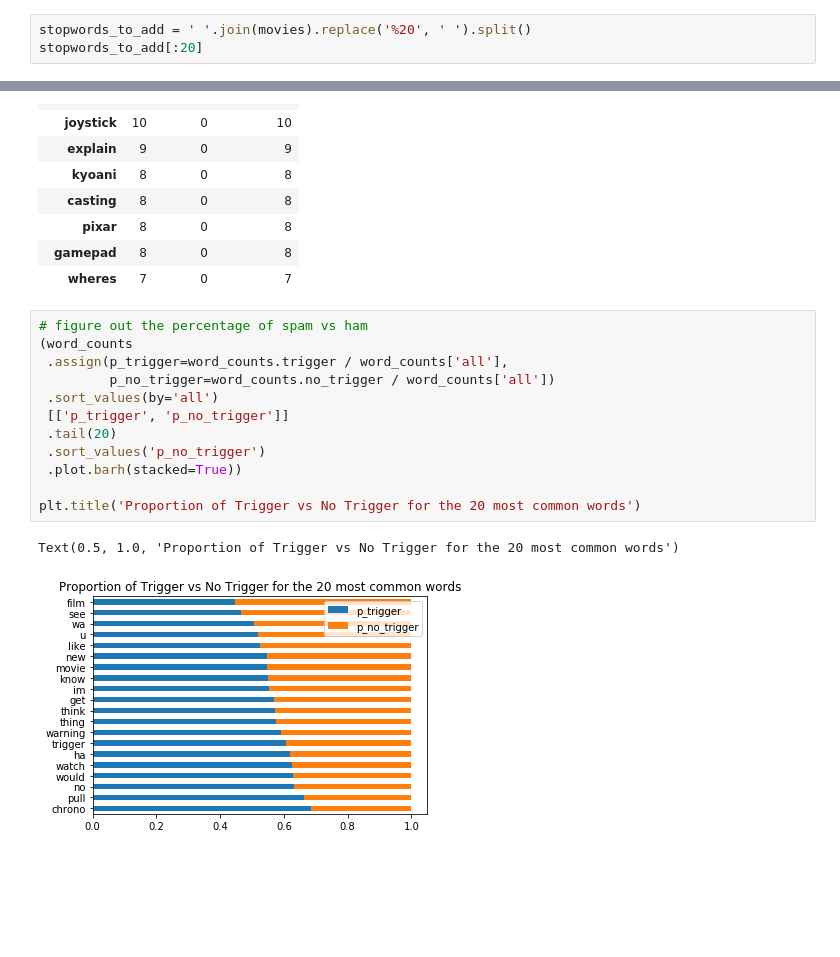
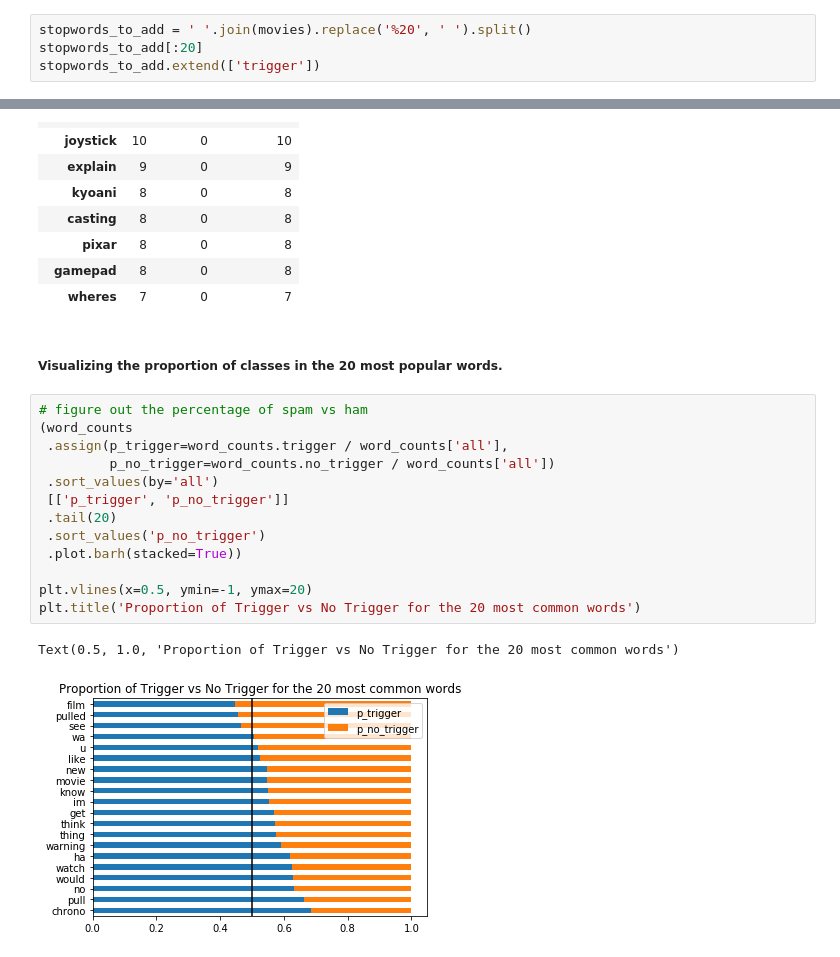
Before and after one commit to matthewzapata/twitter-trigger-warnings, a Jupyter notebook: trigger_warnings.ipynb, the cells around one changed output, grey strips where cells are left out. Cells and saved outputs as stored; diff of their text form; blank space fills up the shorter version.

Commit message:
Further EDA. WordCloud, ratios.

```diff
--- a/trigger_warnings.ipynb
+++ b/trigger_warnings.ipynb
@@ -348,3 +349,4 @@ dtype: int64
 # %%
 stopwords_to_add = ' '.join(movies).replace('%20', ' ').split()
 stopwords_to_add[:20]
+stopwords_to_add.extend(['trigger'])
@@ -526,18 +507,21 @@ word_counts[word_counts.trigger == 0].sort_values(by='no_trigger', ascending=Fal
 | pixar | 8 | 0 | 8 |
 | gamepad | 8 | 0 | 8 |
 | wheres | 7 | 0 | 7 |
+# %% [markdown]
+##### Visualizing the proportion of classes in the 20 most popular words.
 # %%
 # figure out the percentage of spam vs ham
 (word_counts
  .assign(p_trigger=word_counts.trigger / word_counts['all'],
          p_no_trigger=word_counts.no_trigger / word_counts['all'])
  .sort_values(by='all')
  [['p_trigger', 'p_no_trigger']]
  .tail(20)
  .sort_values('p_no_trigger')
  .plot.barh(stacked=True))
 
+plt.vlines(x=0.5, ymin=-1, ymax=20)
 plt.title('Proportion of Trigger vs No Trigger for the 20 most common words')
 # %% [output]
 Text(0.5, 1.0, 'Proportion of Trigger vs No Trigger for the 20 most common words')
-[figure, old version]
+[figure, new version]
```
Also changed, not shown: parts of 12 cells of this notebook.
